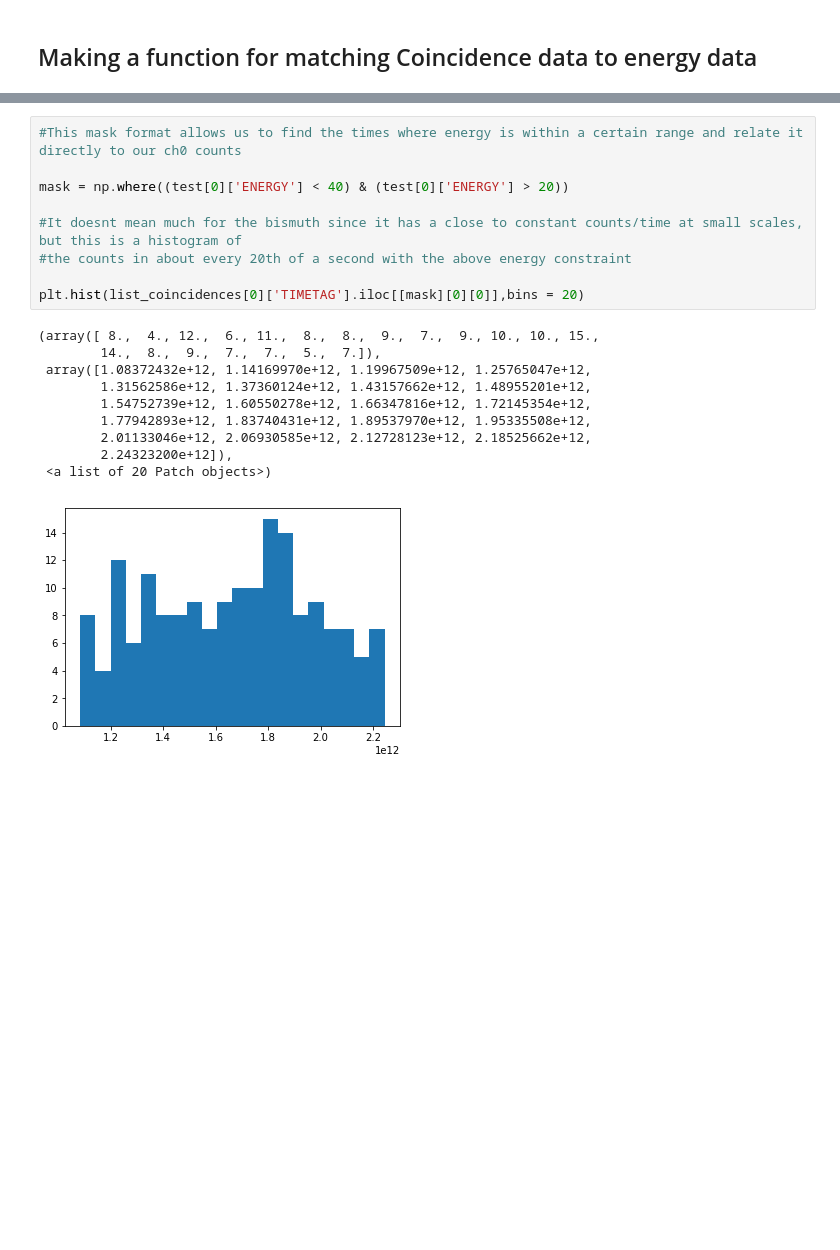
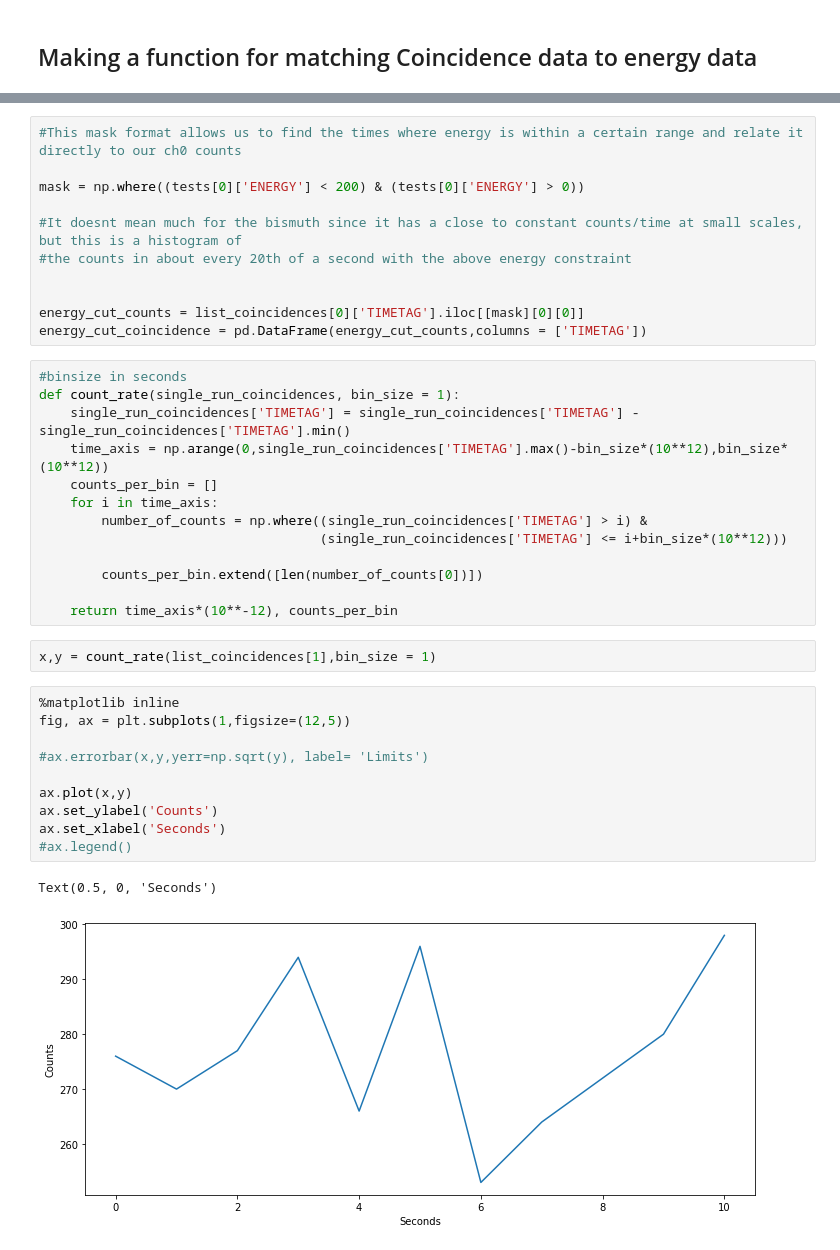
Before and after one commit to Higgins00/Neon-19, a Jupyter notebook: LookingAtData.ipynb, the cells around one changed output, grey strips where cells are left out. Drawn from its saved outputs; the diff is of its cells as text; blank space fills up the shorter version.

```diff
--- a/LookingAtData.ipynb
+++ b/LookingAtData.ipynb
@@ -136,20 +165,39 @@ plt.hist(test[0]['ENERGY'],bins=500);
 # %%
 #This mask format allows us to find the times where energy is within a certain range and relate it directly to our ch0 counts
 
-mask = np.where((test[0]['ENERGY'] < 40) & (test[0]['ENERGY'] > 20))
+mask = np.where((tests[0]['ENERGY'] < 200) & (tests[0]['ENERGY'] > 0))
 
 #It doesnt mean much for the bismuth since it has a close to constant counts/time at small scales, but this is a histogram of
 #the counts in about every 20th of a second with the above energy constraint
 
-plt.hist(list_coincidences[0]['TIMETAG'].iloc[[mask][0][0]],bins = 20)
+
+energy_cut_counts = list_coincidences[0]['TIMETAG'].iloc[[mask][0][0]]
+energy_cut_coincidence = pd.DataFrame(energy_cut_counts,columns = ['TIMETAG'])
-# %% [output]
-(array([ 8.,  4., 12.,  6., 11.,  8.,  8.,  9.,  7.,  9., 10., 10., 15.,
-        14.,  8.,  9.,  7.,  7.,  5.,  7.]),
- array([1.08372432e+12, 1.14169970e+12, 1.19967509e+12, 1.25765047e+12,
-        1.31562586e+12, 1.37360124e+12, 1.43157662e+12, 1.48955201e+12,
-        1.54752739e+12, 1.60550278e+12, 1.66347816e+12, 1.72145354e+12,
-        1.77942893e+12, 1.83740431e+12, 1.89537970e+12, 1.95335508e+12,
-        2.01133046e+12, 2.06930585e+12, 2.12728123e+12, 2.18525662e+12,
-        2.24323200e+12]),
- <a list of 20 Patch objects>)
-[figure, removed]
+# %%
+#binsize in seconds
+def count_rate(single_run_coincidences, bin_size = 1):
+    single_run_coincidences['TIMETAG'] = single_run_coincidences['TIMETAG'] - single_run_coincidences['TIMETAG'].min()
+    time_axis = np.arange(0,single_run_coincidences['TIMETAG'].max()-bin_size*(10**12),bin_size*(10**12))
+    counts_per_bin = []
+    for i in time_axis:
+        number_of_counts = np.where((single_run_coincidences['TIMETAG'] > i) &
+                                    (single_run_coincidences['TIMETAG'] <= i+bin_size*(10**12)))
+
+        counts_per_bin.extend([len(number_of_counts[0])])
+
+    return time_axis*(10**-12), counts_per_bin
+# %%
+x,y = count_rate(list_coincidences[1],bin_size = 1)
+# %%
+%matplotlib inline
+fig, ax = plt.subplots(1,figsize=(12,5))
+
+#ax.errorbar(x,y,yerr=np.sqrt(y), label= 'Limits')
+
+ax.plot(x,y)
+ax.set_ylabel('Counts')
+ax.set_xlabel('Seconds')
+#ax.legend()
+# %% [output]
+Text(0.5, 0, 'Seconds')
+[figure, added]
```
Also changed, not shown: parts of 11 cells of this notebook.
